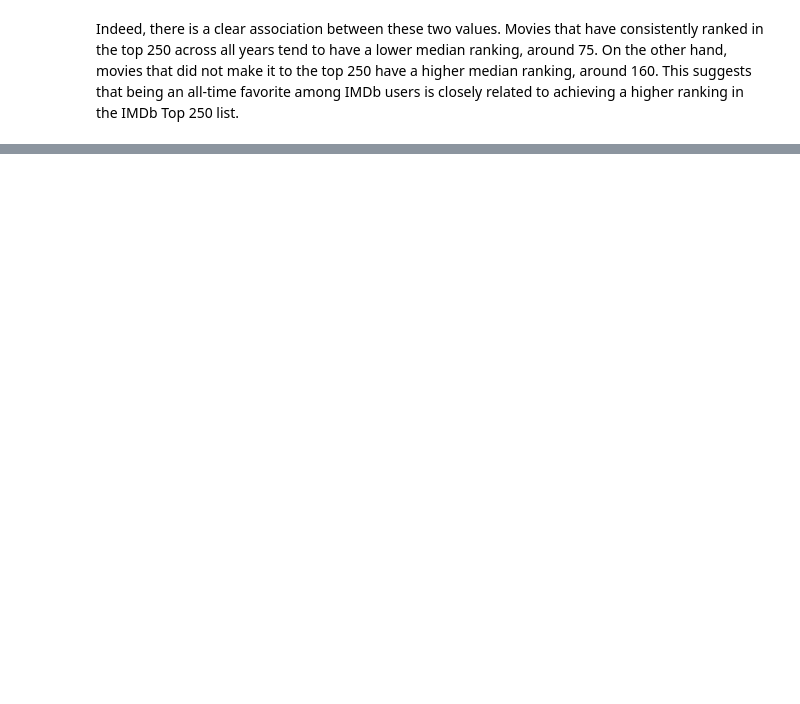
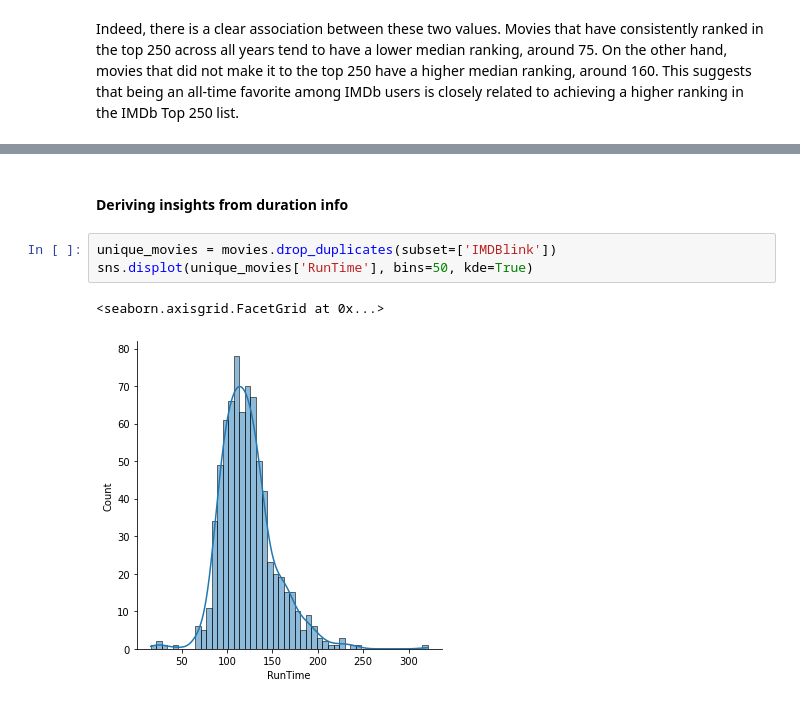
Before and after one commit to vinegggar/IMDb_EDA, a Jupyter notebook: eda.ipynb, the cells around one changed output, grey strips where cells are left out. Drawn from its saved outputs; the diff is of its cells as text; blank space fills up the shorter version.

```diff
--- a/eda.ipynb
+++ b/eda.ipynb
@@ -194,0 +213,8 @@ plt.show()
+# %% [markdown]
+#### Deriving insights from duration info
+# %%
+unique_movies = movies.drop_duplicates(subset=['IMDBlink'])
+sns.displot(unique_movies['RunTime'], bins=50, kde=True)
+# %% [output]
+<seaborn.axisgrid.FacetGrid at 0x...>
+[figure, added]
```
Also changed, not shown: parts of 20 cells of this notebook.
